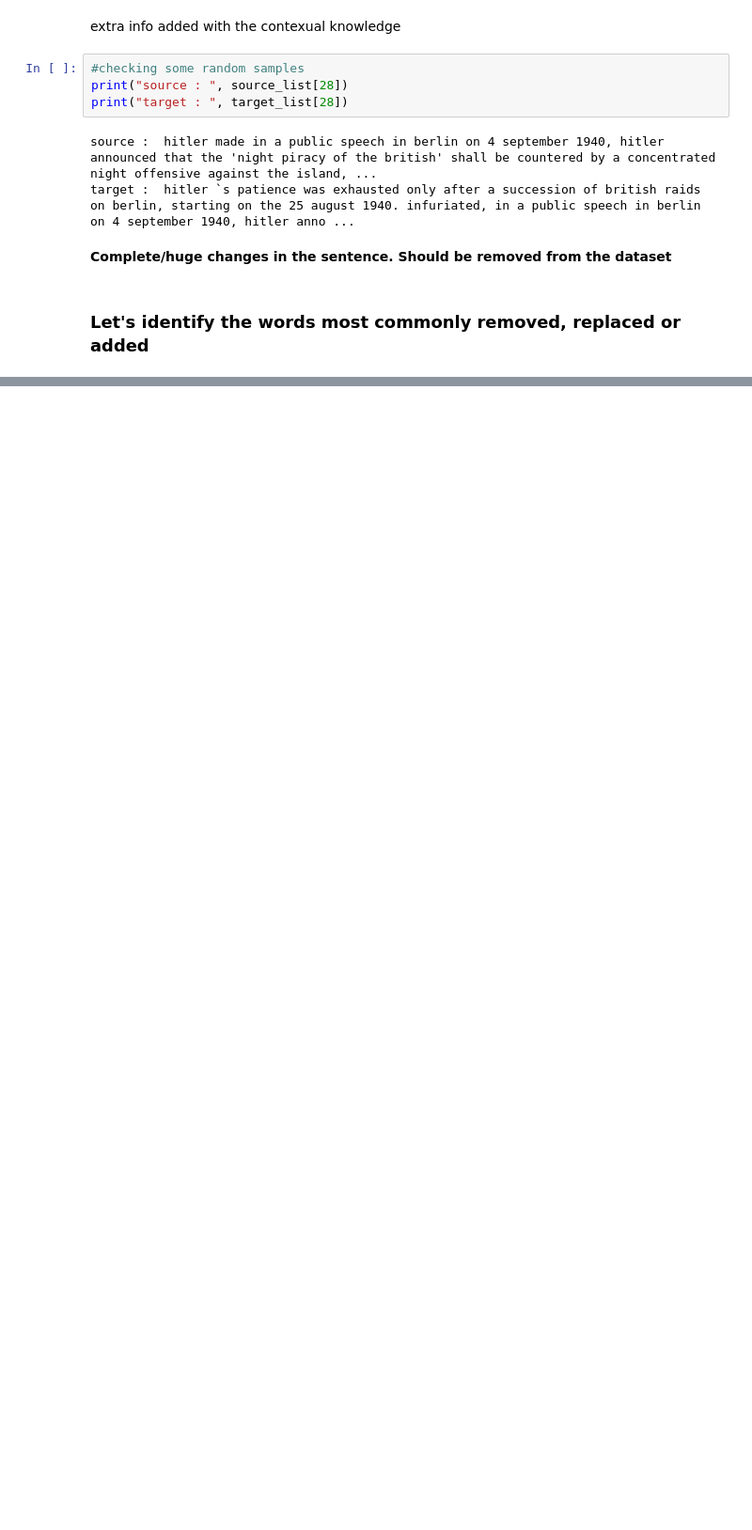
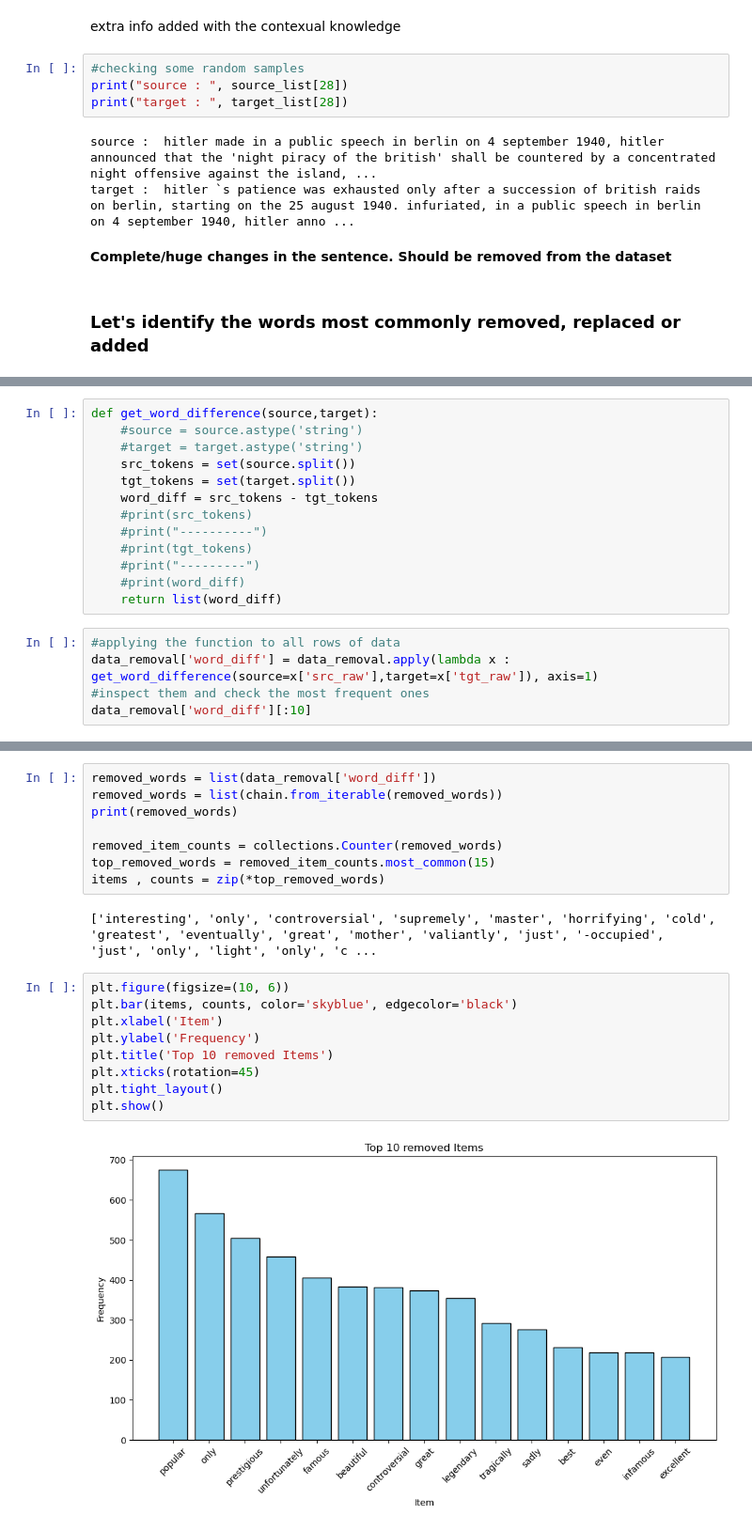
Before and after one commit to RU-Insane/Debiasing-Text-With-Style-Transfer, a Jupyter notebook: notebooks/EDA.ipynb, the cells around one changed output, grey strips where cells are left out. Shown: that part at 94% size. Cells and saved outputs as stored; diff of their text form; blank space fills up the shorter version.

Commit message:
word changes inspection

```diff
--- a/notebooks/EDA.ipynb
+++ b/notebooks/EDA.ipynb
@@ -391,0 +390,18 @@ data_removal.tgt_raw
+# %%
+def get_word_difference(source,target):
+	#source = source.astype('string')
+	#target = target.astype('string')
+	src_tokens = set(source.split())
+	tgt_tokens = set(target.split())
+	word_diff = src_tokens - tgt_tokens
+	#print(src_tokens)
+	#print("----------")
+	#print(tgt_tokens)
+	#print("---------")
+	#print(word_diff)
+	return list(word_diff)
+# %%
+#applying the function to all rows of data
+data_removal['word_diff'] = data_removal.apply(lambda x : get_word_difference(source=x['src_raw'],target=x['tgt_raw']), axis=1)
+#inspect them and check the most frequent ones
+data_removal['word_diff'][:10]
@@ -391,0 +413,21 @@ data_removal.tgt_raw
+# %%
+removed_words = list(data_removal['word_diff'])
+removed_words = list(chain.from_iterable(removed_words))
+print(removed_words)
+
+removed_item_counts = collections.Counter(removed_words)
+top_removed_words = removed_item_counts.most_common(15)
+items , counts = zip(*top_removed_words)
+# %% [output]
+['interesting', 'only', 'controversial', 'supremely', 'master', 'horrifying', 'cold', 'greatest', 'eventually', 'great', 'mother', 'valiantly', 'just', '-occupied', 'just', 'only', 'light', 'only', 'c ...
+# %%
+plt.figure(figsize=(10, 6))
+plt.bar(items, counts, color='skyblue', edgecolor='black')
+plt.xlabel('Item')
+plt.ylabel('Frequency')
+plt.title('Top 10 removed Items')
+plt.xticks(rotation=45)
+plt.tight_layout()
+plt.show()
+# %% [output]
+[figure, added]
```
Also changed, not shown: parts of 21 cells of this notebook.
